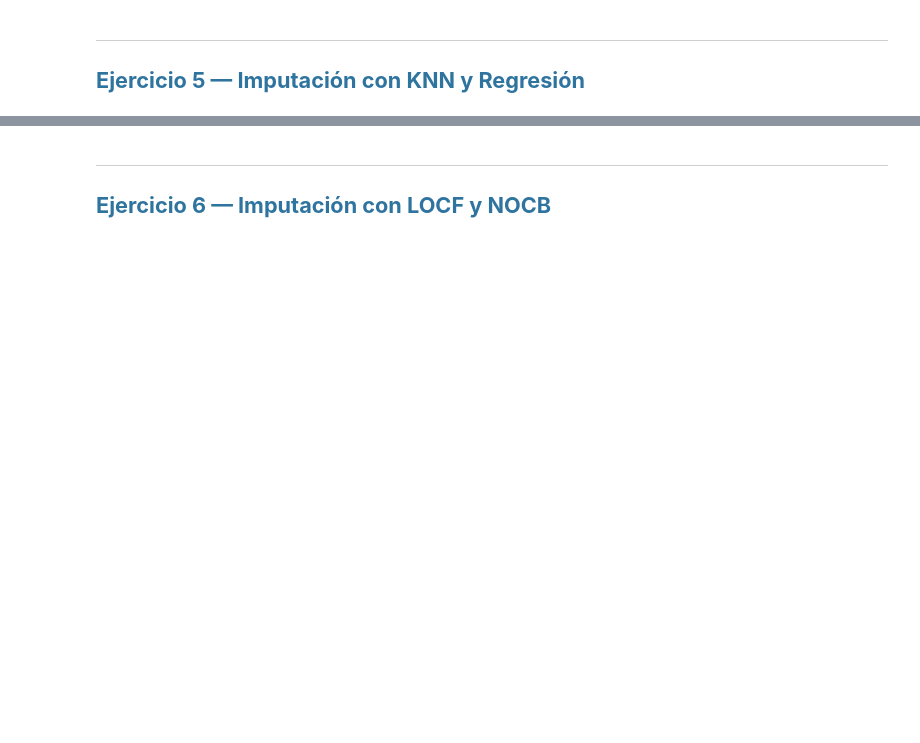
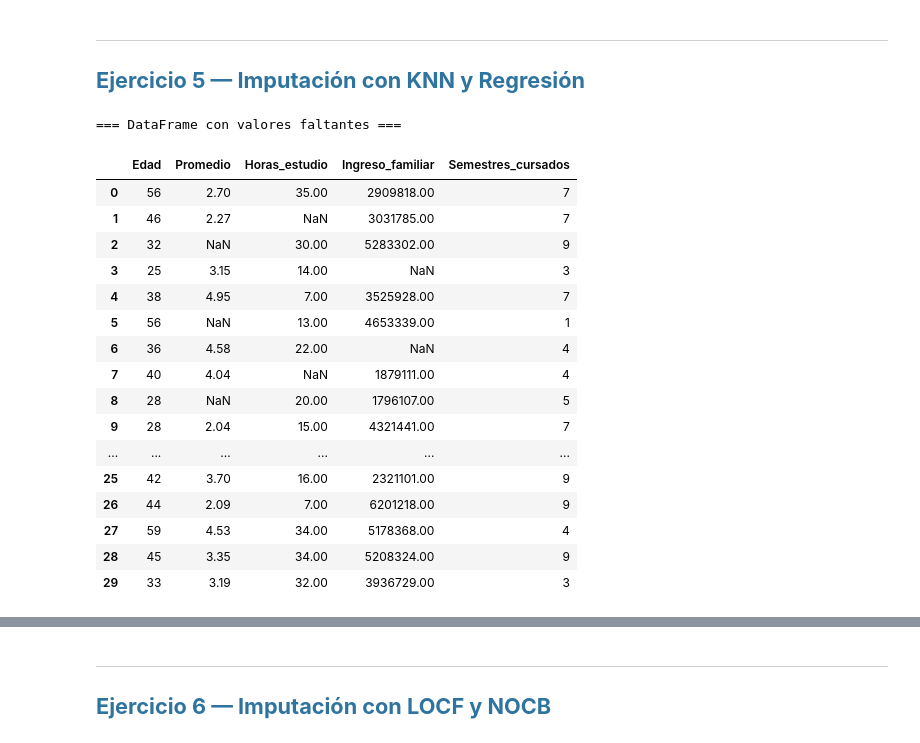
Before and after one commit to caamilo03/wine-quality, a Jupyter notebook: sesiones_practicas/sp_5_Camilo_Loaiza_Sarai_Restrepo.ipynb, the cells around one changed output, grey strips where cells are left out. Saved outputs shown, nothing was run; the diff lists cells and outputs as text; code cells hidden in the pictures; blank space fills up the shorter version.

```diff
--- a/sesiones_practicas/sp_5_Camilo_Loaiza_Sarai_Restrepo.ipynb
+++ b/sesiones_practicas/sp_5_Camilo_Loaiza_Sarai_Restrepo.ipynb
@@ -612,3 +624,50 @@ plt.show()
 # %% [markdown]
 ---
 ## <span style="color:#2F749F;"><strong>Ejercicio 5 — Imputación con KNN y Regresión</strong></span>
+# %%
+# Crear el dataframe
+import pandas as pd
+import numpy as np
+
+np.random.seed(42)
+
+n = 30
+
+df = pd.DataFrame({
+    'Edad': np.random.randint(18, 60, n),
+    'Promedio': np.round(np.random.uniform(2.0, 5.0, n), 2),
+    'Horas_estudio': np.random.randint(0, 40, n),
+    'Ingreso_familiar': np.random.randint(800000, 8000000, n),
+    'Semestres_cursados': np.random.randint(1, 10, n)
+})
+
+# Introducción de valores faltantes con distintos patrones
+df.loc[[2, 5, 8, 15], 'Promedio'] = np.nan
+df.loc[[1, 7, 10, 18], 'Horas_estudio'] = np.nan
+df.loc[[3, 6, 14], 'Ingreso_familiar'] = np.nan
+
+# Guardar copia del df original para comparación posterior
+df_ej5 = df.copy()
+
+# Vista general del DataFrame con valores faltantes
+print('=== DataFrame con valores faltantes ===')
+display(df_ej5)
+# %% [output]
+=== DataFrame con valores faltantes ===
+|  | Edad | Promedio | Horas_estudio | Ingreso_familiar | Semestres_cursados |
+| 0 | 56 | 2.70 | 35.00 | 2909818.00 | 7 |
+| 1 | 46 | 2.27 | NaN | 3031785.00 | 7 |
+| 2 | 32 | NaN | 30.00 | 5283302.00 | 9 |
+| 3 | 25 | 3.15 | 14.00 | NaN | 3 |
+| 4 | 38 | 4.95 | 7.00 | 3525928.00 | 7 |
+| 5 | 56 | NaN | 13.00 | 4653339.00 | 1 |
+| 6 | 36 | 4.58 | 22.00 | NaN | 4 |
+| 7 | 40 | 4.04 | NaN | 1879111.00 | 4 |
+| 8 | 28 | NaN | 20.00 | 1796107.00 | 5 |
+| 9 | 28 | 2.04 | 15.00 | 4321441.00 | 7 |
+| ... | ... | ... | ... | ... | ... |
+| 25 | 42 | 3.70 | 16.00 | 2321101.00 | 9 |
+| 26 | 44 | 2.09 | 7.00 | 6201218.00 | 9 |
+| 27 | 59 | 4.53 | 34.00 | 5178368.00 | 4 |
+| 28 | 45 | 3.35 | 34.00 | 5208324.00 | 9 |
+| 29 | 33 | 3.19 | 32.00 | 3936729.00 | 3 |
```
Also changed, not shown: parts of 16 cells of this notebook, 4 other files.
